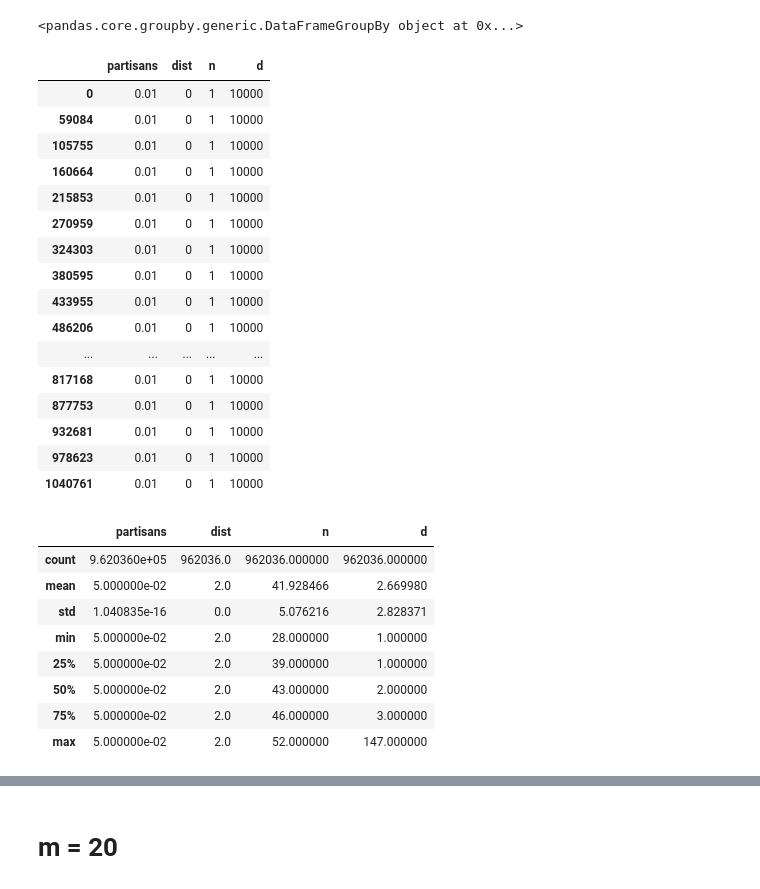
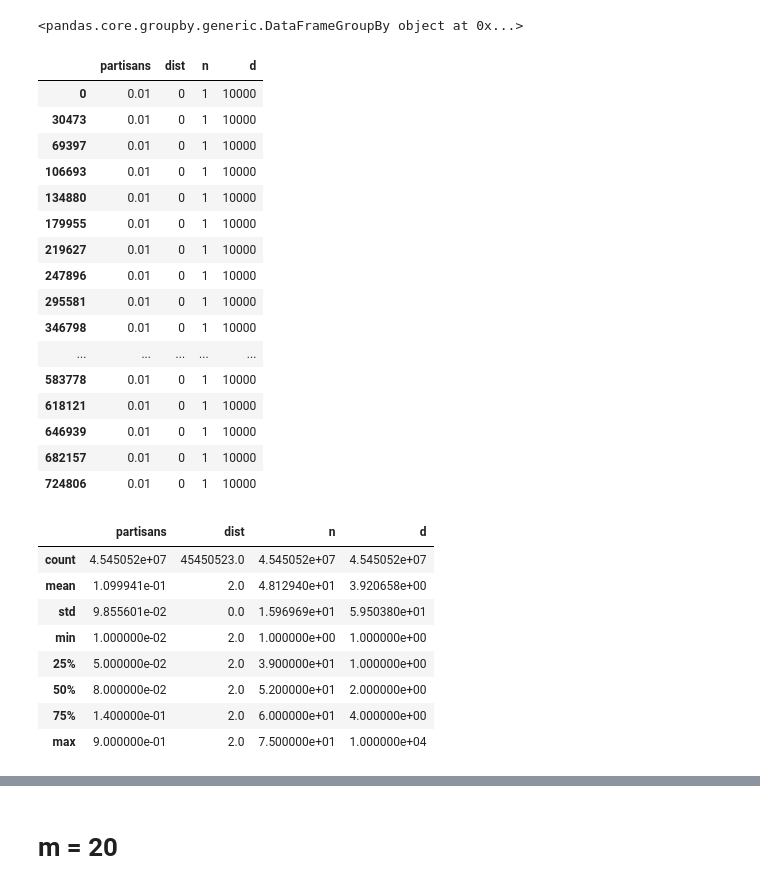
Before and after one commit to YutongB/Opinion-Dynamics, a Jupyter notebook: notebooks/fracpartisan_BA.ipynb, the cells around one changed output, grey strips where cells are left out. Saved outputs shown, nothing was run; the diff lists cells and outputs as text; code cells hidden in the pictures.

```diff
--- a/notebooks/fracpartisan_BA.ipynb
+++ b/notebooks/fracpartisan_BA.ipynb
@@ -45,12 +45,12 @@ Dwell = namedtuple("Dwell", ["n", "d"])
 # results_by_partisan[0.01] = [ aggdwells dist 0,  aggdwells dist 1, ... ]
 
 
-with open("output/bigexperiment-2023_03_23-20_56_15.log", 'r') as f:
+with open("output/bigexperiment-2023_03_25-11_41_53.log", 'r') as f:
     max_distances = max(len(json.loads(line)['d']) for line in f)
     results_by_partisan = defaultdict(lambda: [[] for x in range(max_distances)])
 
 rows = []
-with open("output/bigexperiment-2023_03_23-20_56_15.log", 'r') as f:
+with open("output/bigexperiment-2023_03_25-11_41_53.log", 'r') as f:
     for line in f:
         data = json.loads(line)
         for dist, (n, d) in enumerate(data['d']):
@@ -70,21 +70,21 @@ df[df.dist == 0].head(20)
 # %% [output]
 |  | partisans | dist | n | d |
 | 0 | 0.01 | 0 | 1 | 10000 |
-| 59084 | 0.01 | 0 | 1 | 10000 |
-| 105755 | 0.01 | 0 | 1 | 10000 |
-| 160664 | 0.01 | 0 | 1 | 10000 |
-| 215853 | 0.01 | 0 | 1 | 10000 |
-| 270959 | 0.01 | 0 | 1 | 10000 |
-| 324303 | 0.01 | 0 | 1 | 10000 |
-| 380595 | 0.01 | 0 | 1 | 10000 |
-| 433955 | 0.01 | 0 | 1 | 10000 |
-| 486206 | 0.01 | 0 | 1 | 10000 |
+| 30473 | 0.01 | 0 | 1 | 10000 |
+| 69397 | 0.01 | 0 | 1 | 10000 |
+| 106693 | 0.01 | 0 | 1 | 10000 |
+| 134880 | 0.01 | 0 | 1 | 10000 |
+| 179955 | 0.01 | 0 | 1 | 10000 |
+| 219627 | 0.01 | 0 | 1 | 10000 |
+| 247896 | 0.01 | 0 | 1 | 10000 |
+| 295581 | 0.01 | 0 | 1 | 10000 |
+| 346798 | 0.01 | 0 | 1 | 10000 |
 | ... | ... | ... | ... | ... |
-| 817168 | 0.01 | 0 | 1 | 10000 |
-| 877753 | 0.01 | 0 | 1 | 10000 |
-| 932681 | 0.01 | 0 | 1 | 10000 |
-| 978623 | 0.01 | 0 | 1 | 10000 |
-| 1040761 | 0.01 | 0 | 1 | 10000 |
+| 583778 | 0.01 | 0 | 1 | 10000 |
+| 618121 | 0.01 | 0 | 1 | 10000 |
+| 646939 | 0.01 | 0 | 1 | 10000 |
+| 682157 | 0.01 | 0 | 1 | 10000 |
+| 724806 | 0.01 | 0 | 1 | 10000 |
 # %%
 def find_min_max(x):
     return min(x), max(x)
@@ -96,17 +96,17 @@ df_dist_2 = df[df.dist == 2]
 df_dist_3 = df[df.dist == 3]
 df_dist_4 = df[df.dist == 4]
 # %%
-df_dist_2[df_dist_2.partisans == 0.05].describe()
+df_dist_2.describe()
 # %% [output]
 |  | partisans | dist | n | d |
-| count | 9.620360e+05 | 962036.0 | 962036.000000 | 962036.000000 |
-| mean | 5.000000e-02 | 2.0 | 41.928466 | 2.669980 |
-| std | 1.040835e-16 | 0.0 | 5.076216 | 2.828371 |
-| min | 5.000000e-02 | 2.0 | 28.000000 | 1.000000 |
-| 25% | 5.000000e-02 | 2.0 | 39.000000 | 1.000000 |
-| 50% | 5.000000e-02 | 2.0 | 43.000000 | 2.000000 |
-| 75% | 5.000000e-02 | 2.0 | 46.000000 | 3.000000 |
-| max | 5.000000e-02 | 2.0 | 52.000000 | 147.000000 |
+| count | 4.545052e+07 | 45450523.0 | 4.545052e+07 | 4.545052e+07 |
+| mean | 1.099941e-01 | 2.0 | 4.812940e+01 | 3.920658e+00 |
+| std | 9.855601e-02 | 0.0 | 1.596969e+01 | 5.950380e+01 |
+| min | 1.000000e-02 | 2.0 | 1.000000e+00 | 1.000000e+00 |
+| 25% | 5.000000e-02 | 2.0 | 3.900000e+01 | 1.000000e+00 |
+| 50% | 8.000000e-02 | 2.0 | 5.200000e+01 | 2.000000e+00 |
+| 75% | 1.400000e-01 | 2.0 | 6.000000e+01 | 4.000000e+00 |
+| max | 9.000000e-01 | 2.0 | 7.500000e+01 | 1.000000e+04 |
 # %%
 sns.lineplot(df_dist_1, x="partisans", y="d", errorbar= find_min_max, label="$d_{\\rm p} = 1$")
 sns.lineplot(df_dist_2, x="partisans", y="d", errorbar= find_min_max, label="$d_{\\rm p} = 2$")
```
Also changed, not shown: parts of 10 cells of this notebook, 3 other files.
